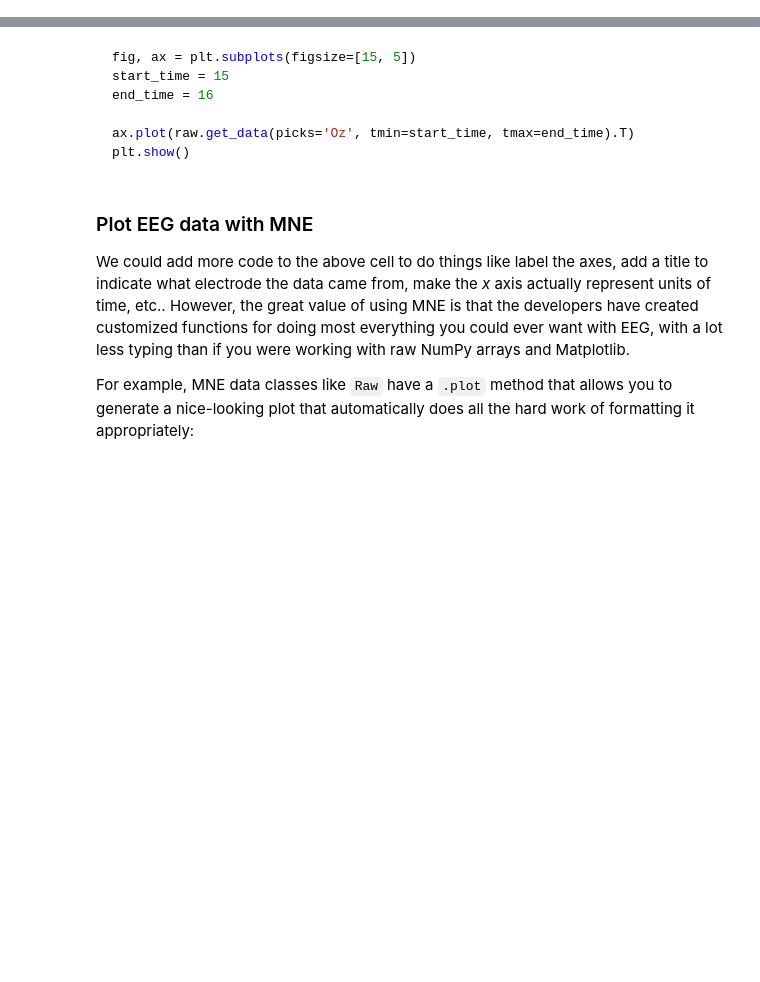
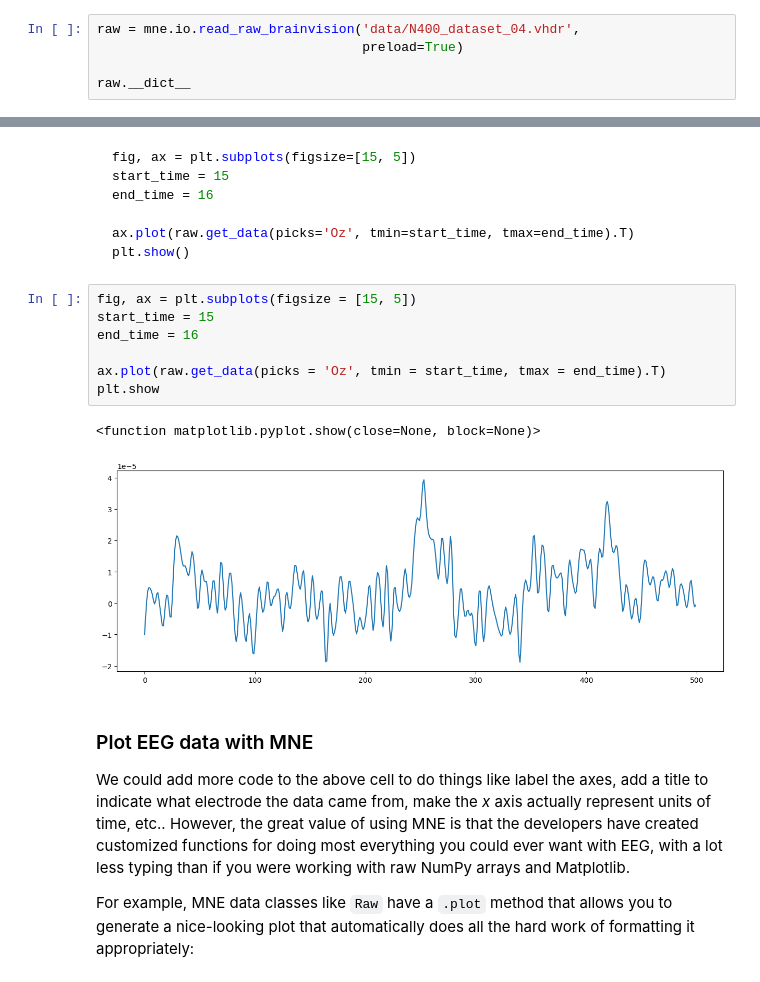
Before and after one commit to neurolawal/eeg, a Jupyter notebook: 1 - mne_data.ipynb, the cells around one changed output, grey strips where cells are left out. Drawn from its saved outputs; the diff is of its cells as text; blank space fills up the shorter version.

Commit message:
eeg_preprocessing > fetching data

```diff
--- a/1 - mne_data.ipynb
+++ b/1 - mne_data.ipynb
@@ -99,3 +166,8 @@ raw = mne.io.read_raw_brainvision('data/N400_dataset_04.vhdr',
                                     preload=True)
 raw.__dict__
 ~~~
+# %%
+raw = mne.io.read_raw_brainvision('data/N400_dataset_04.vhdr',
+                                  preload=True)
+
+raw.__dict__
@@ -170,6 +329,16 @@ end_time = 16
 ax.plot(raw.get_data(picks='Oz', tmin=start_time, tmax=end_time).T)
 plt.show()
 ~~~
+# %%
+fig, ax = plt.subplots(figsize = [15, 5])
+start_time = 15
+end_time = 16
+
+ax.plot(raw.get_data(picks = 'Oz', tmin = start_time, tmax = end_time).T)
+plt.show
+# %% [output]
+<function matplotlib.pyplot.show(close=None, block=None)>
+[figure, added]
 # %% [markdown]
 ### Plot EEG data with MNE
 
```
Also changed, not shown: parts of 16 cells of this notebook.
